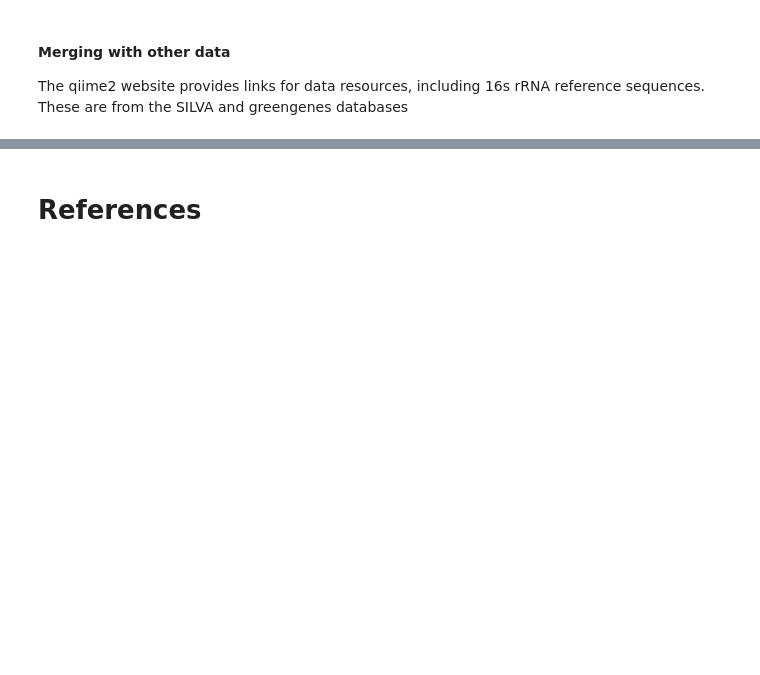
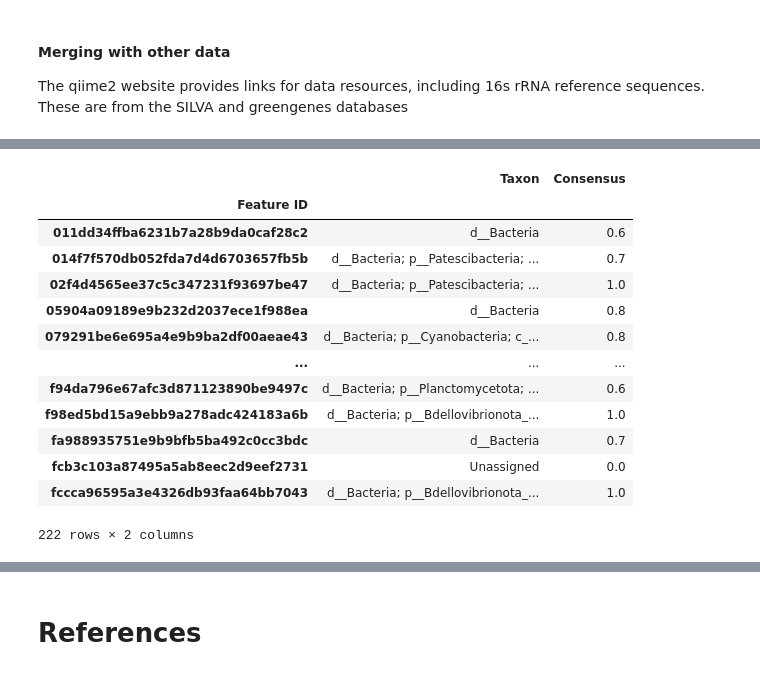
Before and after one commit to SJ-31/Cryosphere-ICCS261, a Jupyter notebook: main.ipynb, the cells around one changed output, grey strips where cells are left out. Saved outputs shown, nothing was run; the diff lists cells and outputs as text; code cells hidden in the pictures; blank space fills up the shorter version.

```diff
--- a/main.ipynb
+++ b/main.ipynb
@@ -225,0 +229,26 @@ AllSeqs.merged_data.save('data/artifacts/AllSeqs.qza')
+# %%
+di_B = Artifact.load('results/3-Classified/Devon_ice_cap-BLAST_All.qza')
+di_Btop = Artifact.load('results/3-Classified/Devon_ice_cap-BLAST_TopHits.qza')
+cr_B = Artifact.load('results/3-Classified/Greenland_cryoconite-BLAST_All.qza')
+cr_Btop = Artifact.load('results/3-Classified/Greenland_cryoconite-BLAST_TopHits.qza')
+cr_V = Artifact.load('results/3-Classified/Greenland_cryoconite-Vsearch_All.qza')
+cr_Vtop = Artifact.load('results/3-Classified/Greenland_cryoconite-Vsearch_TopHits.qza')
+fs_B = Artifact.load('results/3-Classified/Greenland_fresh_snow-BLAST_All.qza')
+fs_BTop = Artifact.load('results/3-Classified/Greenland_fresh_snow-BLAST_TopHits.qza')
+ma_V = Artifact.load('results/3-Classified/Muztagh_Ata-Vsearch_All.qza')
+ma_Vtop = Artifact.load('results/3-Classified/Muztagh_Ata-Vsearch_TopHits.qza')
+# %% [output]
+|  | Taxon | Consensus |
+| Feature ID |  |  |
+| 011dd34ffba6231b7a28b9da0caf28c2 | d__Bacteria | 0.6 |
+| 014f7f570db052fda7d4d6703657fb5b | d__Bacteria; p__Patescibacteria; ... | 0.7 |
+| 02f4d4565ee37c5c347231f93697be47 | d__Bacteria; p__Patescibacteria; ... | 1.0 |
+| 05904a09189e9b232d2037ece1f988ea | d__Bacteria | 0.8 |
+| 079291be6e695a4e9b9ba2df00aeae43 | d__Bacteria; p__Cyanobacteria; c_... | 0.8 |
+| ... | ... | ... |
+| f94da796e67afc3d871123890be9497c | d__Bacteria; p__Planctomycetota; ... | 0.6 |
+| f98ed5bd15a9ebb9a278adc424183a6b | d__Bacteria; p__Bdellovibrionota_... | 1.0 |
+| fa988935751e9b9bfb5ba492c0cc3bdc | d__Bacteria | 0.7 |
+| fcb3c103a87495a5ab8eec2d9eef2731 | Unassigned | 0.0 |
+| fccca96595a3e4326db93faa64bb7043 | d__Bacteria; p__Bdellovibrionota_... | 1.0 |
+222 rows × 2 columns
```
Also changed, not shown: parts of 8 cells of this notebook, 12 other files.
